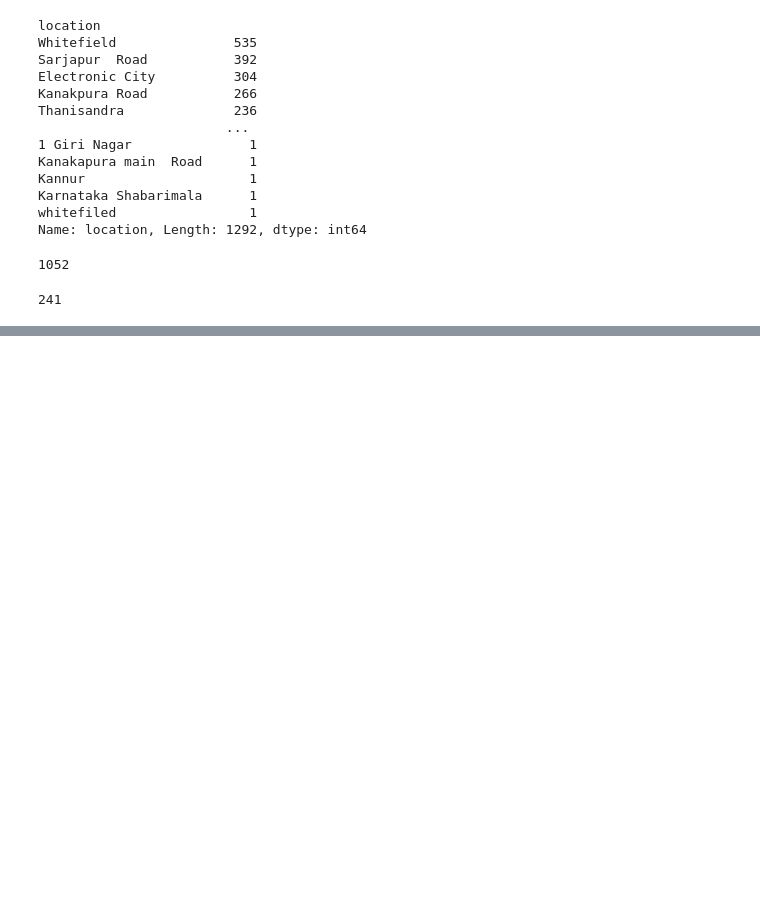
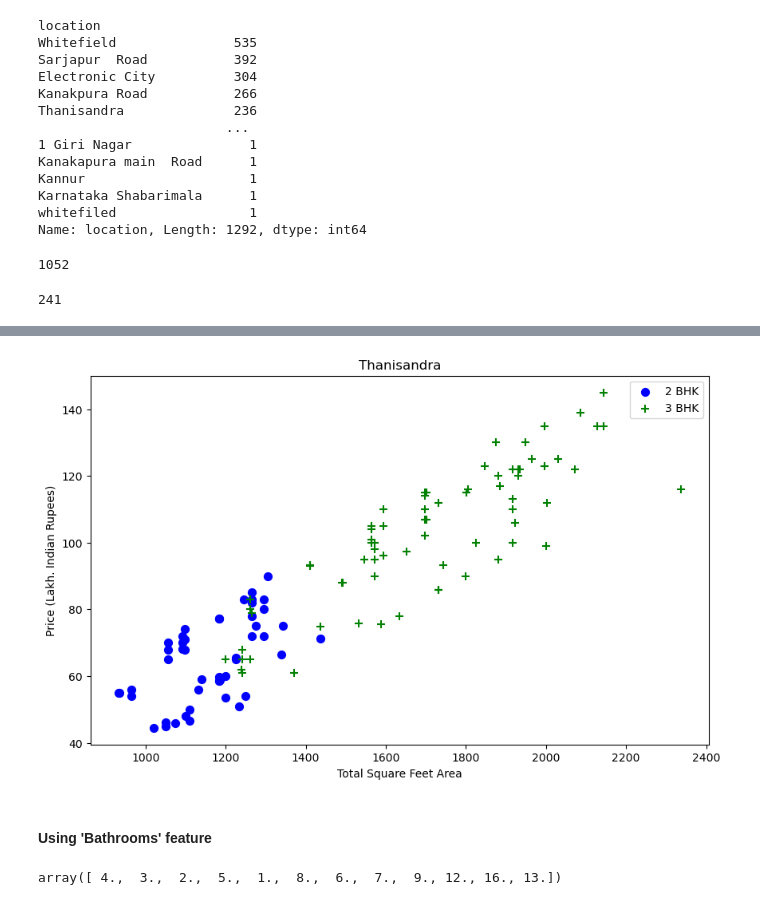
Before and after one commit to pramuditha101/Real-State-Price-Prediction, a Jupyter notebook: model/source.ipynb, the cells around one changed output, grey strips where cells are left out. Saved outputs shown, nothing was run; the diff lists cells and outputs as text; code cells hidden in the pictures; blank space fills up the shorter version.

```diff
--- a/model/source.ipynb
+++ b/model/source.ipynb
@@ -333,0 +403,10 @@ len(df3.location.unique())
+# %%
+plot_scatterchart(df5,"Thanisandra")
+# %% [output]
+[figure, added]
+# %% [markdown]
+#### Using 'Bathrooms' feature
+# %%
+df5.bath.unique()
+# %% [output]
+array([ 4.,  3.,  2.,  5.,  1.,  8.,  6.,  7.,  9., 12., 16., 13.])
```
Also changed, not shown: parts of 19 cells of this notebook.
